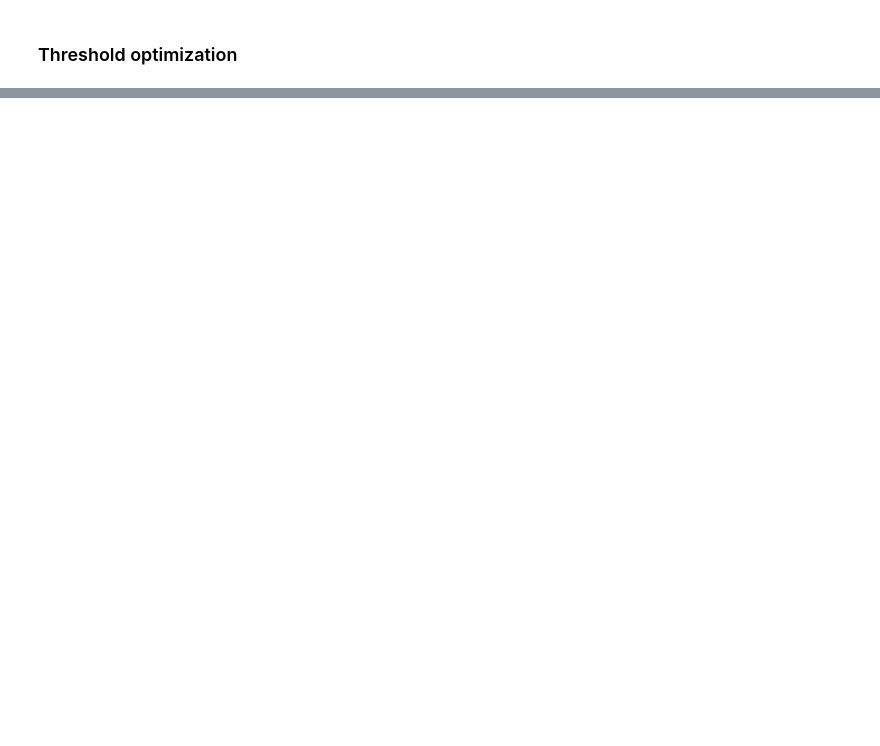
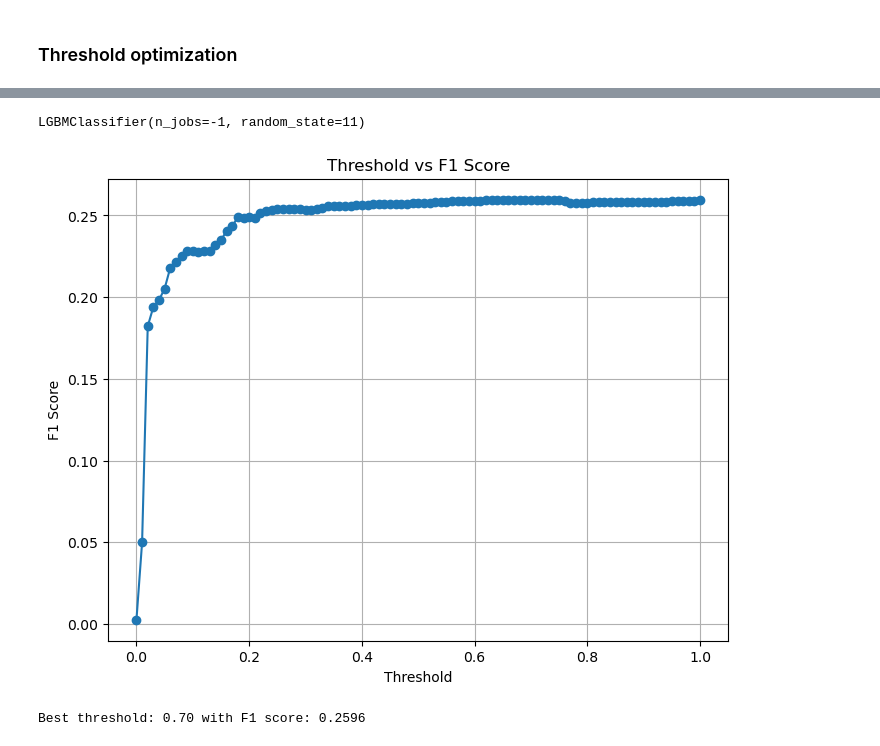
Before and after one commit to pponci/fraud_detection, a Jupyter notebook: notebooks/02_modeling.ipynb, the cells around one changed output, grey strips where cells are left out. Cells and saved outputs as stored; diff of their text form; code cells hidden in the pictures; blank space fills up the shorter version.

Commit message:
started on threshold optimization

```diff
--- a/notebooks/02_modeling.ipynb
+++ b/notebooks/02_modeling.ipynb
@@ -1580,0 +1610,38 @@ df_eval_tuning
+# %%
+lgbm_class = LGBMClassifier(n_jobs = -1, random_state = seed)
+
+lgbm_class.fit(x_train, y_train)
+# %% [output]
+LGBMClassifier(n_jobs=-1, random_state=11)
+# %%
+y_pred_proba = lgbm_class.predict_proba(x_val)
+# %%
+y_true = y_val.copy()
+
+y_pred_proba = pd.Series(y_pred_proba[:, 1], index = y_true.index, name = "isFraud")
+# %%
+thresholds = np.arange(0.0, 1.01, 0.01)
+f1_scores = []
+# %%
+for threshold in thresholds:
+    y_pred = (y_pred_proba >= threshold).astype(int)
+    f1 = skm.f1_score(y_true, y_pred, zero_division=0)
+    f1_scores.append(f1)
+# %%
+plt.figure(figsize=(8, 6))
+plt.plot(thresholds, f1_scores, marker='o')
+plt.title('Threshold vs F1 Score')
+plt.xlabel('Threshold')
+plt.ylabel('F1 Score')
+plt.grid(True)
+plt.show()
+# %% [output]
+[figure, added]
+# %%
+best_idx = np.argmax(f1_scores)
+best_threshold = thresholds[best_idx]
+best_f1 = f1_scores[best_idx]
+
+print(f"Best threshold: {best_threshold:.2f} with F1 score: {best_f1:.4f}")
+# %% [output]
+Best threshold: 0.70 with F1 score: 0.2596
```
Also changed, not shown: parts of 2 cells of this notebook.
